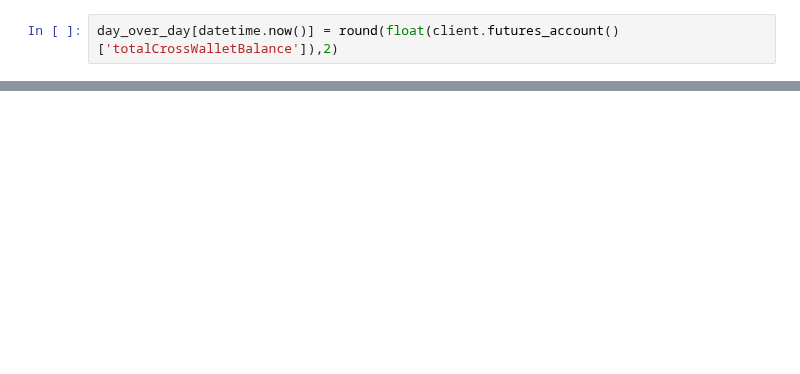
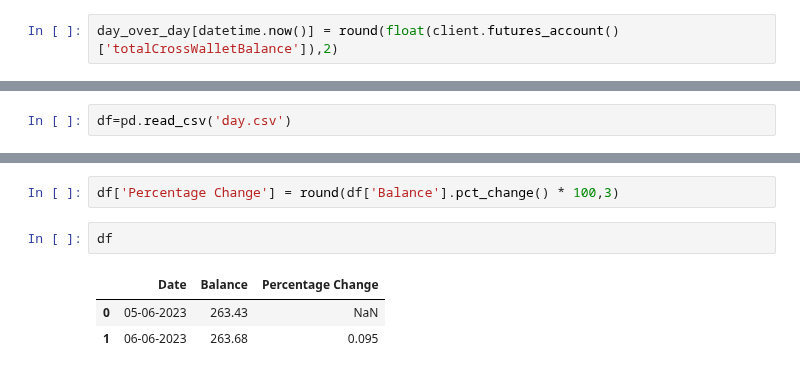
Before and after one commit to Krishna5972/test_2, a Jupyter notebook: Untitled.ipynb, the cells around one changed output, grey strips where cells are left out. Cells and saved outputs as stored; diff of their text form; blank space fills up the shorter version.

```diff
--- a/Untitled.ipynb
+++ b/Untitled.ipynb
@@ -164,0 +124,2 @@ True
+# %%
+df=pd.read_csv('day.csv')
@@ -164,0 +132,8 @@ True
+# %%
+df['Percentage Change'] = round(df['Balance'].pct_change() * 100,3)
+# %%
+df
+# %% [output]
+|  | Date | Balance | Percentage Change |
+| 0 | 05-06-2023 | 263.43 | NaN |
+| 1 | 06-06-2023 | 263.68 | 0.095 |
```
Also changed, not shown: parts of 16 cells of this notebook, 5 other files.
